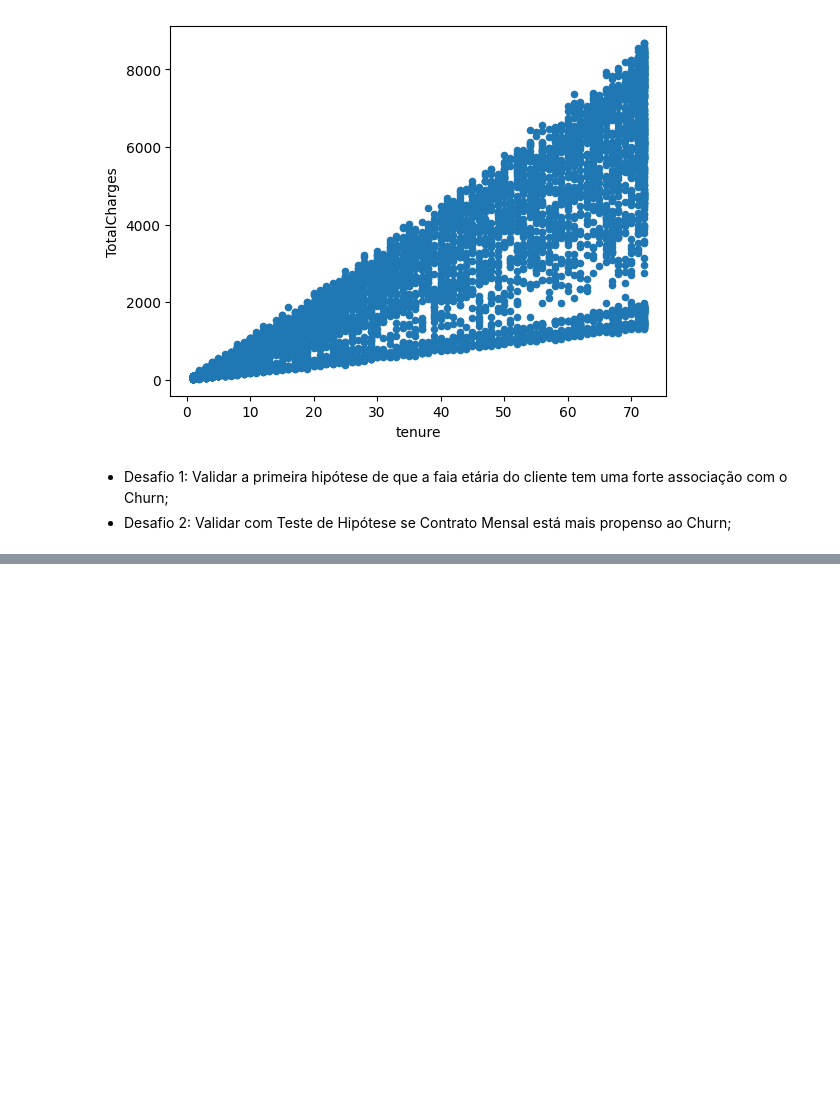
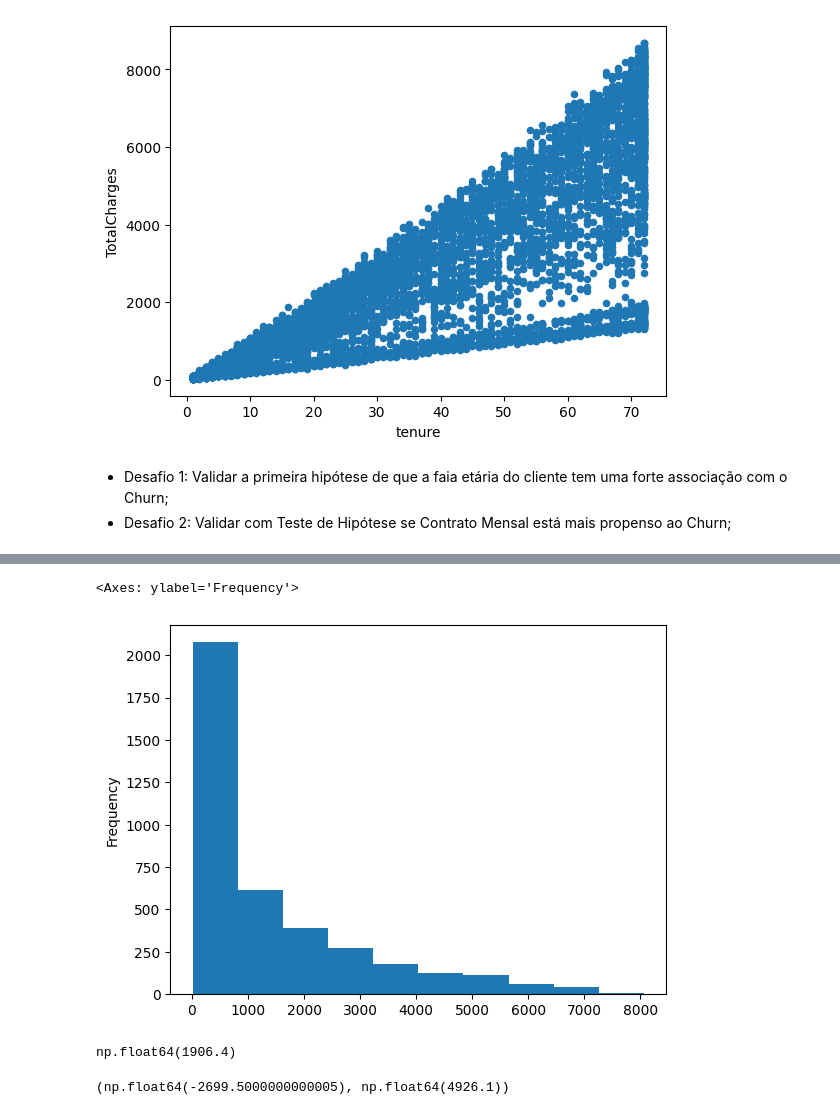
Before and after one commit to HikaroRibeiro/EDA, a Jupyter notebook: eda_churn.ipynb, the cells around one changed output, grey strips where cells are left out. Drawn from its saved outputs; the diff is of its cells as text; code cells hidden in the pictures; blank space fills up the shorter version.

```diff
--- a/eda_churn.ipynb
+++ b/eda_churn.ipynb
@@ -876,0 +936,4 @@ df_churn.plot.scatter(x='tenure',y='TotalCharges')
+# %%
+# Criar um dataframe somente com clientes do tipo Month to Month (Contrato Mensal)
+df_churn_month = df_churn[df_churn.Contract=='Month-to-month']
+df_churn_month
@@ -876,0 +954,29 @@ df_churn.plot.scatter(x='tenure',y='TotalCharges')
+# %%
+# Histograma, para avaliar dentro deste público se temos uma distribuição normal.
+# Chegar visualmente se os dados seguem um distribuição normal.
+df_churn_month.TotalCharges.plot.hist()
+# %% [output]
+<Axes: ylabel='Frequency'>
+[figure, added]
+# %%
+# Técnica para detectar Outliers - método de Tukey - possui um livro sobre análise exploratória de dados.
+# Criou o conceito de IQR - Range interquatil (Usado para analisar uma distrubuição não normal)
+# Fórmula do IQR = o terceiro quartil menos o primeiro quartil.
+# Ou seja pego um ponto que representa 75% dos meus dados e subtraio o ponto que representa 25% dos meus dados.
+
+q1_TotalCharges_month = df_churn_month.TotalCharges.quantile(0.25)
+q3_TotalCharges_month = df_churn_month.TotalCharges.quantile(0.75)
+iqr_TotalCharges_month = q3_TotalCharges_month - q1_TotalCharges_month
+iqr_TotalCharges_month
+# %% [output]
+np.float64(1906.4)
+# %%
+# Todos os valor que estiverm acima de 1.5 do interquartil.
+# Definir limites Superior e Inferior.
+# Limite inferior:
+limiteInf_TotalCharges_month = q1_TotalCharges_month - (iqr_TotalCharges_month * 1.5)
+# Limite superior:
+limitSup_TotalCharges_month = q3_TotalCharges_month + (iqr_TotalCharges_month * 1.5)
+limiteInf_TotalCharges_month, limitSup_TotalCharges_month
+# %% [output]
+(np.float64(-2699.5000000000005), np.float64(4926.1))
```
Also changed, not shown: parts of 11 cells of this notebook.
